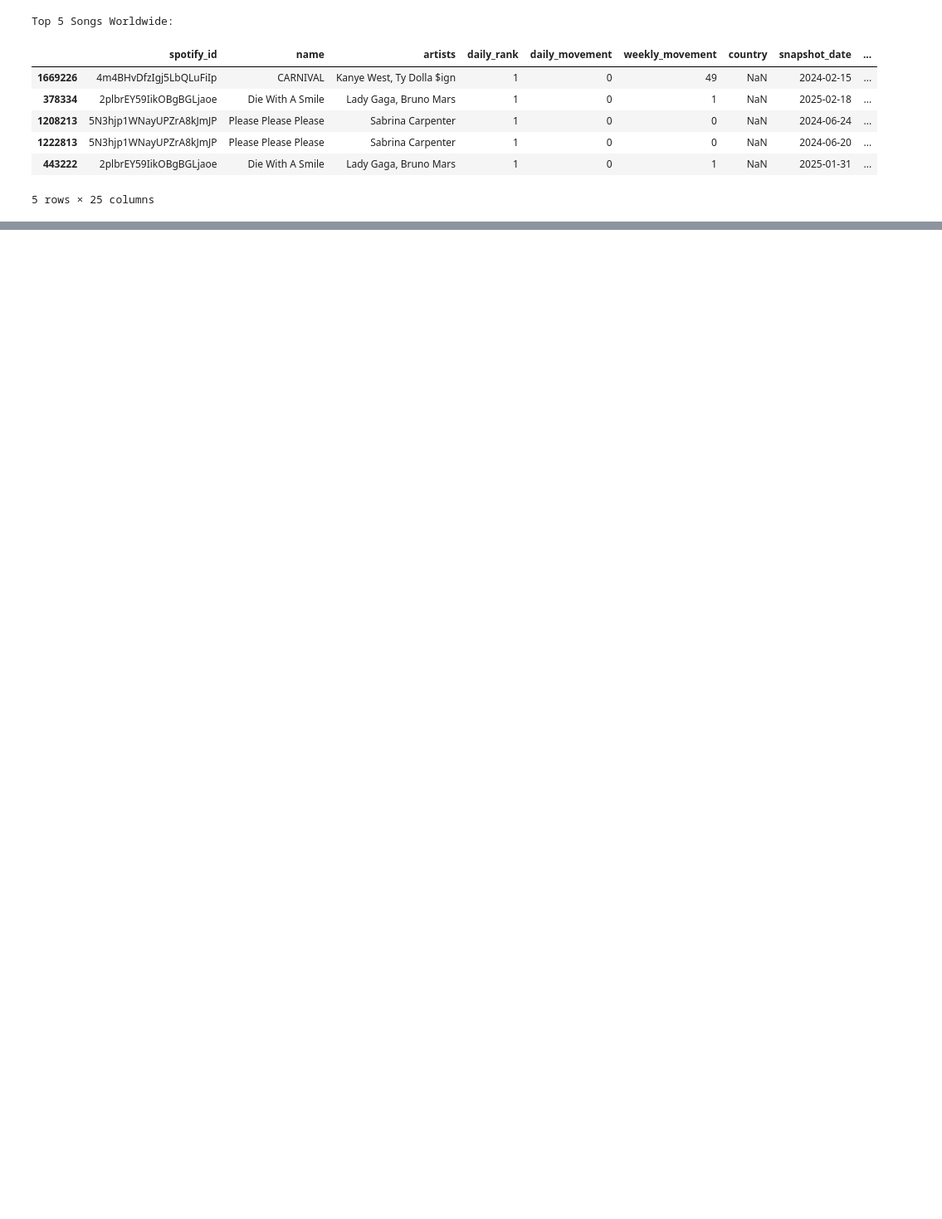
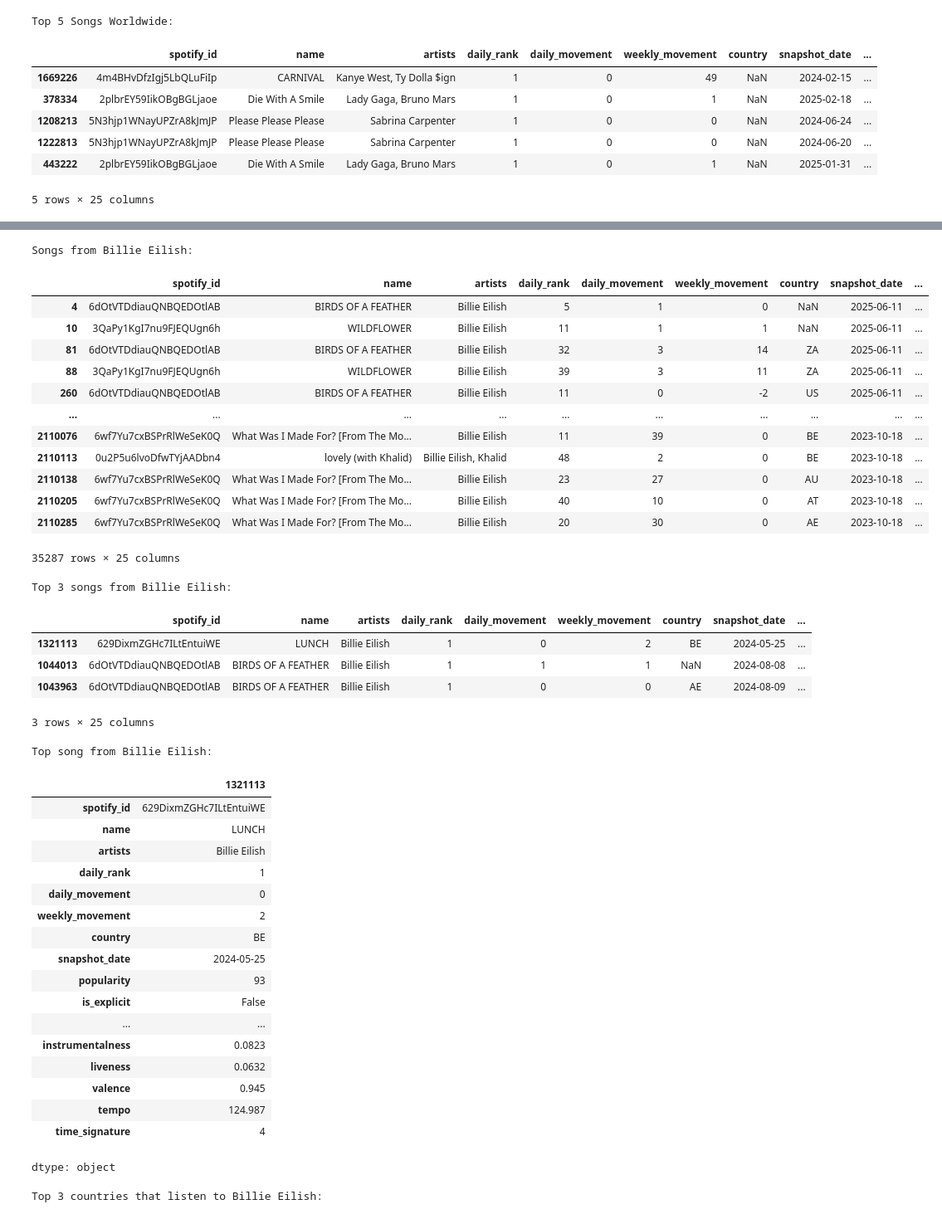
Before and after one commit to naica922/uek_259_MachieneLearning, a Jupyter notebook: demos/Data_Visualization_Demo_With_Seaborn.ipynb, the cells around one changed output, grey strips where cells are left out. Shown at 83% size. Cells and saved outputs as stored; diff of their text form; code cells hidden in the pictures; blank space fills up the shorter version.

```diff
--- a/demos/Data_Visualization_Demo_With_Seaborn.ipynb
+++ b/demos/Data_Visualization_Demo_With_Seaborn.ipynb
@@ -434,0 +452,60 @@ ValueError: shape mismatch: objects cannot be broadcast to a single shape.  Mism
+# %%
+# billie eilish songs
+
+# Data cleaning
+df['artists'] = df['artists'].fillna('')
+
+billie_eilish_songs = df[df['artists'].str.contains('Billie Eilish')]
+
+print("Songs from Billie Eilish:")
+display(billie_eilish_songs)
+
+print("Top 3 songs from Billie Eilish:")
+display(billie_eilish_songs.sort_values(by='daily_rank').head(3))
+
+print("Top song from Billie Eilish:")
+display(billie_eilish_songs.sort_values(by='daily_rank').iloc[0])
+
+print("Top 3 countries that listen to Billie Eilish:")
+display(billie_eilish_songs['country'].value_counts().head(3))
+# %% [output]
+Songs from Billie Eilish:
+|  | spotify_id | name | artists | daily_rank | daily_movement | weekly_movement | country | snapshot_date | ... |
+| 4 | 6dOtVTDdiauQNBQEDOtlAB | BIRDS OF A FEATHER | Billie Eilish | 5 | 1 | 0 | NaN | 2025-06-11 | ... |
+| 10 | 3QaPy1KgI7nu9FJEQUgn6h | WILDFLOWER | Billie Eilish | 11 | 1 | 1 | NaN | 2025-06-11 | ... |
+| 81 | 6dOtVTDdiauQNBQEDOtlAB | BIRDS OF A FEATHER | Billie Eilish | 32 | 3 | 14 | ZA | 2025-06-11 | ... |
+| 88 | 3QaPy1KgI7nu9FJEQUgn6h | WILDFLOWER | Billie Eilish | 39 | 3 | 11 | ZA | 2025-06-11 | ... |
+| 260 | 6dOtVTDdiauQNBQEDOtlAB | BIRDS OF A FEATHER | Billie Eilish | 11 | 0 | -2 | US | 2025-06-11 | ... |
+| ... | ... | ... | ... | ... | ... | ... | ... | ... | ... |
+| 2110076 | 6wf7Yu7cxBSPrRlWeSeK0Q | What Was I Made For? [From The Mo... | Billie Eilish | 11 | 39 | 0 | BE | 2023-10-18 | ... |
+| 2110113 | 0u2P5u6lvoDfwTYjAADbn4 | lovely (with Khalid) | Billie Eilish, Khalid | 48 | 2 | 0 | BE | 2023-10-18 | ... |
+| 2110138 | 6wf7Yu7cxBSPrRlWeSeK0Q | What Was I Made For? [From The Mo... | Billie Eilish | 23 | 27 | 0 | AU | 2023-10-18 | ... |
+| 2110205 | 6wf7Yu7cxBSPrRlWeSeK0Q | What Was I Made For? [From The Mo... | Billie Eilish | 40 | 10 | 0 | AT | 2023-10-18 | ... |
+| 2110285 | 6wf7Yu7cxBSPrRlWeSeK0Q | What Was I Made For? [From The Mo... | Billie Eilish | 20 | 30 | 0 | AE | 2023-10-18 | ... |
+35287 rows × 25 columns
+Top 3 songs from Billie Eilish:
+|  | spotify_id | name | artists | daily_rank | daily_movement | weekly_movement | country | snapshot_date | ... |
+| 1321113 | 629DixmZGHc7ILtEntuiWE | LUNCH | Billie Eilish | 1 | 0 | 2 | BE | 2024-05-25 | ... |
+| 1044013 | 6dOtVTDdiauQNBQEDOtlAB | BIRDS OF A FEATHER | Billie Eilish | 1 | 1 | 1 | NaN | 2024-08-08 | ... |
+| 1043963 | 6dOtVTDdiauQNBQEDOtlAB | BIRDS OF A FEATHER | Billie Eilish | 1 | 0 | 0 | AE | 2024-08-09 | ... |
+3 rows × 25 columns
+Top song from Billie Eilish:
+|  | 1321113 |
+| spotify_id | 629DixmZGHc7ILtEntuiWE |
+| name | LUNCH |
+| artists | Billie Eilish |
+| daily_rank | 1 |
+| daily_movement | 0 |
+| weekly_movement | 2 |
+| country | BE |
+| snapshot_date | 2024-05-25 |
+| popularity | 93 |
+| is_explicit | False |
+| ... | ... |
+| instrumentalness | 0.0823 |
+| liveness | 0.0632 |
+| valence | 0.945 |
+| tempo | 124.987 |
+| time_signature | 4 |
+dtype: object
+Top 3 countries that listen to Billie Eilish:
```
Also changed, not shown: parts of 31 cells of this notebook.
